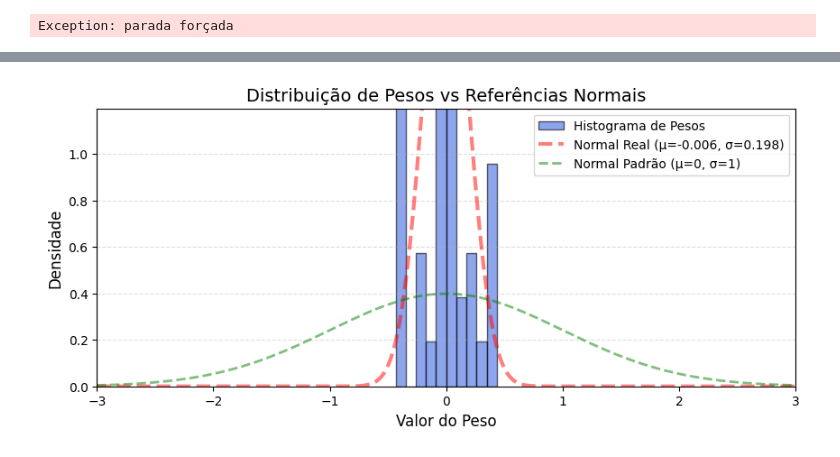
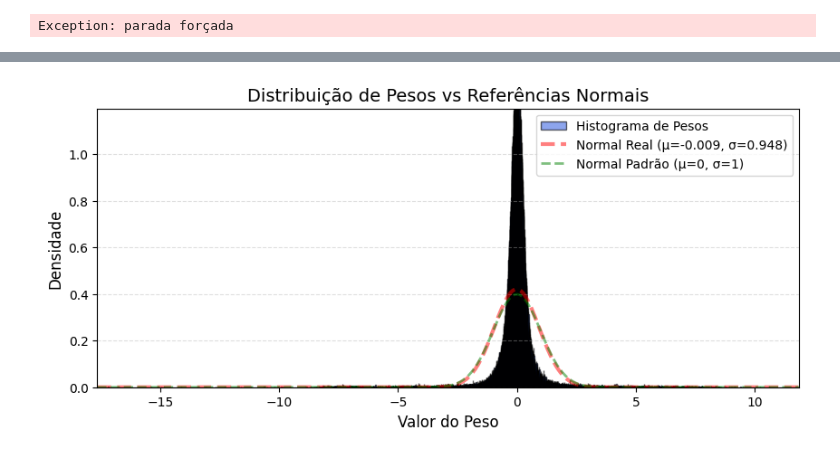
Before and after one commit to gabrielbarata/MVP-machine-learning, a Jupyter notebook: MVP_machine_learning.ipynb, the cells around one changed output, grey strips where cells are left out. Drawn from its saved outputs; the diff is of its cells as text; code cells hidden in the pictures.

```diff
--- a/MVP_machine_learning.ipynb
+++ b/MVP_machine_learning.ipynb
@@ -1579,6 +1579,7 @@ def update_history(history, current_epoch, logs):
     scalar_logs = {k: (v[0] if isinstance(v, list) else v) for k, v in logs.items()}
     model_checkpoint_callback.on_epoch_end(epoch=current_epoch, logs=scalar_logs)
 # %%
+import time
 def fit(model, x_train_inp, x_val_inp, history, epochs=30):
 
     model_checkpoint_callback.set_model(model)
@@ -1601,6 +1602,7 @@ def fit(model, x_train_inp, x_val_inp, history, epochs=30):
         update_history(history, i, current_history.history)
 
         plot_history(history, save_path='history.png')
+        time.sleep(1)
 
     model_checkpoint_callback.on_train_end()
 # %%
@@ -1635,7 +1637,7 @@ import matplotlib.pyplot as plt
 import numpy as np
 from scipy.stats import norm
 
-def plot_weights_histogram(model, bins=10):
+def plot_weights_histogram(model, bins=30):
     trainable_weights = model.trainable_weights
 
     if not trainable_weights:
@@ -1749,0 +1820,2 @@ model_checkpoint_callback = get_model_checkpoint_callback(checkpoint_filepath)
+# %%
+fit(model_temp, current_x_train, current_x_val, history, epochs=1)
@@ -1750,4 +1825,4 @@ model_checkpoint_callback = get_model_checkpoint_callback(checkpoint_filepath)
 # %%
-plot_weights_histogram(model_temp)
+plot_weights_histogram(model_temp, 10000)
 # %% [output]
-[figure, old version]
+[figure, new version]
```
Also changed, not shown: parts of 24 cells of this notebook.
